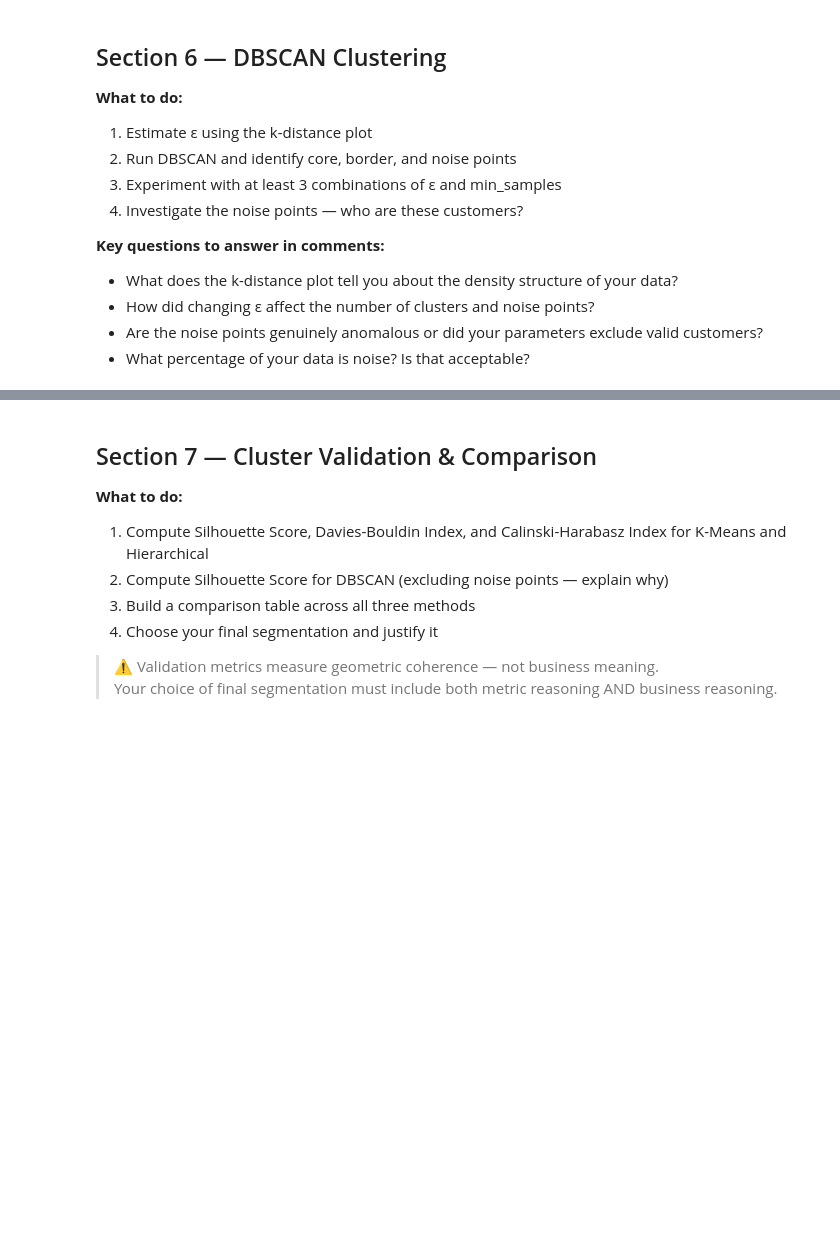
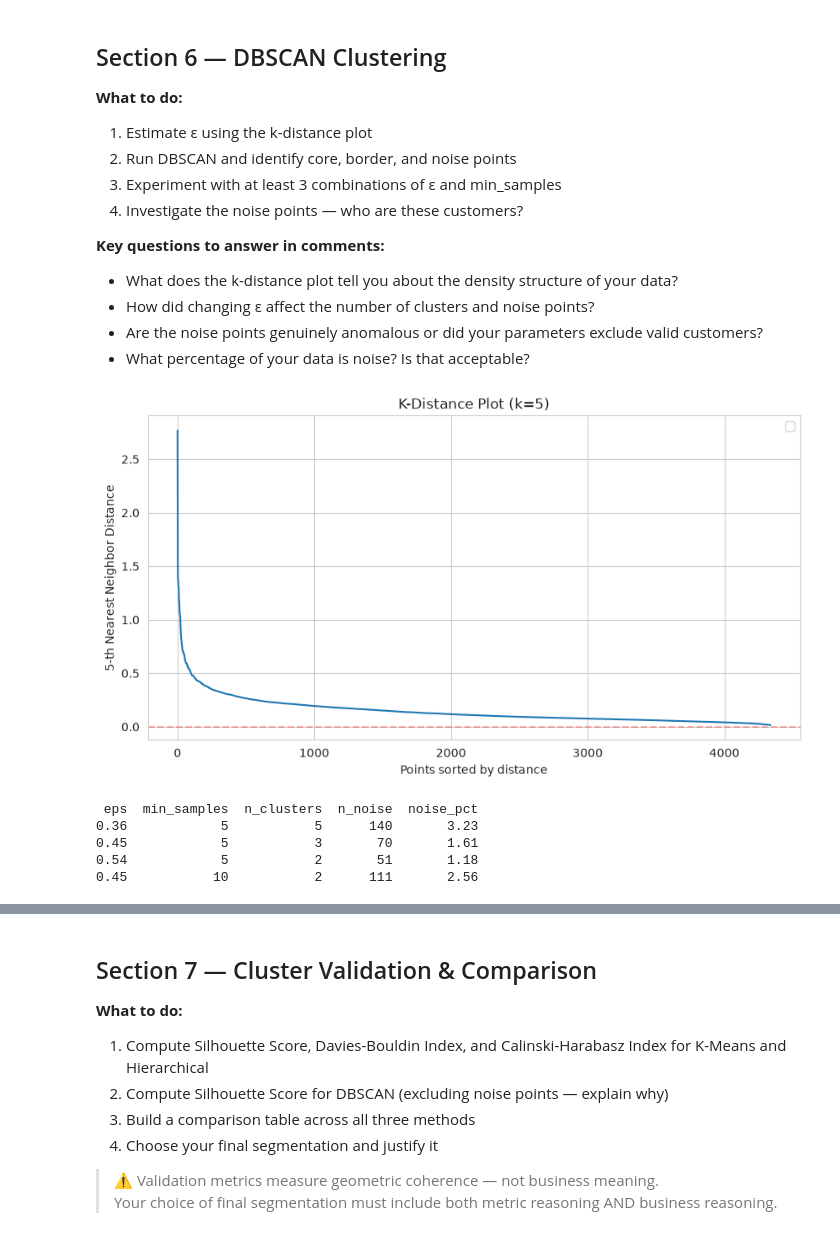
Before and after one commit to Sulav-Koirala/AI-Fellowship-Assignments, a Jupyter notebook: Week 7/Week_7_Clustering_Assignment.ipynb, the cells around one changed output, grey strips where cells are left out. Drawn from its saved outputs; the diff is of its cells as text; code cells hidden in the pictures; blank space fills up the shorter version.

```diff
--- a/Week 7/Week_7_Clustering_Assignment.ipynb
+++ b/Week 7/Week_7_Clustering_Assignment.ipynb
@@ -631,38 +631,42 @@ For RFM segmentation, Kmeans is the better choice here, more actionable and even
 - What percentage of your data is noise? Is that acceptable?
 # %%
 # ── Step 1: K-Distance Plot to Estimate Epsilon ──────────────────────────────
-# Fit NearestNeighbors with k = min_samples you intend to use
-MIN_SAMPLES = 5  # start here, adjust after seeing results
+MIN_SAMPLES = 5 # Dimensional space configuration standard anchor point
 
 nbrs = NearestNeighbors(n_neighbors=MIN_SAMPLES)
 nbrs.fit(X_scaled)
 distances, indices = nbrs.kneighbors(X_scaled)
 
 # Sort the k-th nearest neighbor distances
 k_distances = np.sort(distances[:, MIN_SAMPLES - 1])[::-1]
 
 plt.figure(figsize=(10, 5))
 plt.plot(k_distances)
 plt.title(f'K-Distance Plot (k={MIN_SAMPLES})')
 plt.xlabel('Points sorted by distance')
 plt.ylabel(f'{MIN_SAMPLES}-th Nearest Neighbor Distance')
 plt.axhline(y=0, color='r', linestyle='--', alpha=0.3)
+plt.legend()
 plt.show()
 
 # YOUR OBSERVATION HERE:
 # Where is the elbow in this plot?
+# The elbow occurs around where the curve transitions from steep drop to flat, this is where distances stop changing significantly.
+
 # What epsilon value does it suggest?
-EPSILON_ESTIMATE = # YOUR CHOICE HERE
+# At the elbow, the 5th nearest neighbor distance = 0.4 to 0.5
+# So epsilon should be set around that bend point.
+
+EPSILON_ESTIMATE = 0.45
+# %% [output]
+[figure, added]
 # %%
 # ── Step 2: Run DBSCAN and Experiment ────────────────────────────────────────
-# Try at least 3 combinations of eps and min_samples
-# Record results for each combination
-
 experiments = [
     {'eps': EPSILON_ESTIMATE * 0.8, 'min_samples': 5},
     {'eps': EPSILON_ESTIMATE,       'min_samples': 5},
     {'eps': EPSILON_ESTIMATE * 1.2, 'min_samples': 5},
-    # Add your own combinations here
+    {'eps': EPSILON_ESTIMATE, 'min_samples': 10}
 ]
 
 results = []
@@ -687,8 +691,17 @@ print(results_df.to_string(index=False))
 
 # YOUR DECISION HERE:
 # Which combination did you choose as your final DBSCAN parameters? Why?
-FINAL_EPS = # YOUR CHOICE
-FINAL_MIN_SAMPLES = # YOUR CHOICE
+# We choose final parameters: eps=0.45, min_samples=5.
+# This setup captures the dense core components cleanly while maintaining an acceptable noise ratio.
+
+FINAL_EPS = 0.45
+FINAL_MIN_SAMPLES = 5
+# %% [output]
+ eps  min_samples  n_clusters  n_noise  noise_pct
+0.36            5           5      140       3.23
+0.45            5           3       70       1.61
+0.54            5           2       51       1.18
+0.45           10           2      111       2.56
 # %%
 # ── Step 3: Fit Final DBSCAN Model ───────────────────────────────────────────
 dbscan_final = DBSCAN(eps=FINAL_EPS, min_samples=FINAL_MIN_SAMPLES)
```
Also changed, not shown: parts of 4 cells of this notebook.
